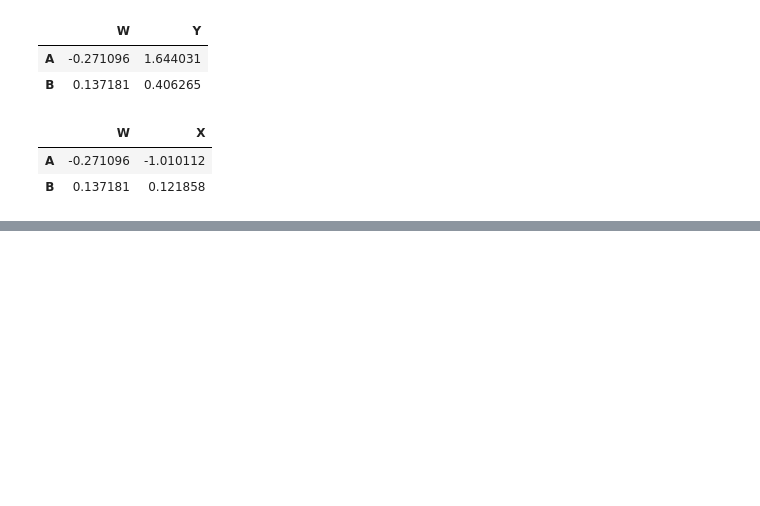
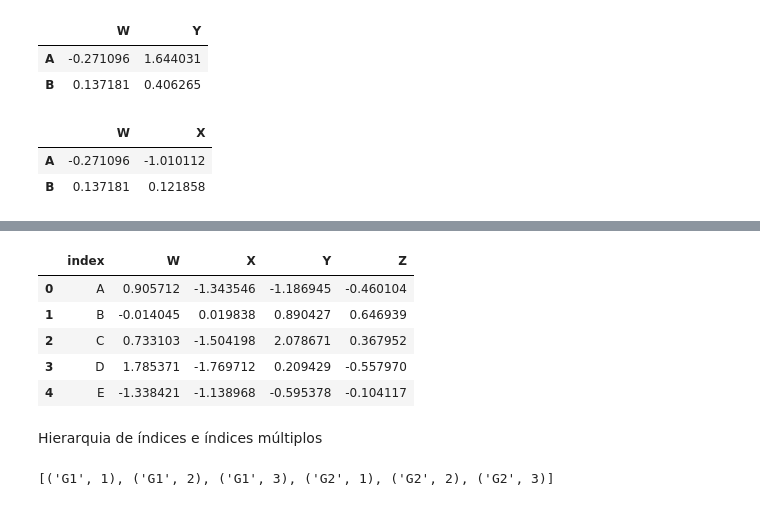
Before and after one commit to macklee251/Analysis-python, a Jupyter notebook: Notes/pandas_data_frame.ipynb, the cells around one changed output, grey strips where cells are left out. Cells and saved outputs as stored; diff of their text form; code cells hidden in the pictures; blank space fills up the shorter version.

```diff
--- a/Notes/pandas_data_frame.ipynb
+++ b/Notes/pandas_data_frame.ipynb
@@ -49,0 +147,3 @@ df.iloc[0:2, 0:2]
+# %%
+index='A B C D E'.split()
+df.set_index("index")
@@ -49,0 +158,19 @@ df.iloc[0:2, 0:2]
+# %%
+df
+# %% [output]
+|  | index | W | X | Y | Z |
+| 0 | A | 0.905712 | -1.343546 | -1.186945 | -0.460104 |
+| 1 | B | -0.014045 | 0.019838 | 0.890427 | 0.646939 |
+| 2 | C | 0.733103 | -1.504198 | 2.078671 | 0.367952 |
+| 3 | D | 1.785371 | -1.769712 | 0.209429 | -0.557970 |
+| 4 | E | -1.338421 | -1.138968 | -0.595378 | -0.104117 |
+# %% [markdown]
+Hierarquia de índices e índices múltiplos
+# %%
+outside = ['G1', 'G1', 'G1', 'G2', 'G2', 'G2']
+inside = [1,2,3,1,2,3]
+
+hier_index = list(zip(outside, inside))
+hier_index
+# %% [output]
+[('G1', 1), ('G1', 2), ('G1', 3), ('G2', 1), ('G2', 2), ('G2', 3)]
```
Also changed, not shown: parts of 25 cells of this notebook, 2 other files.
